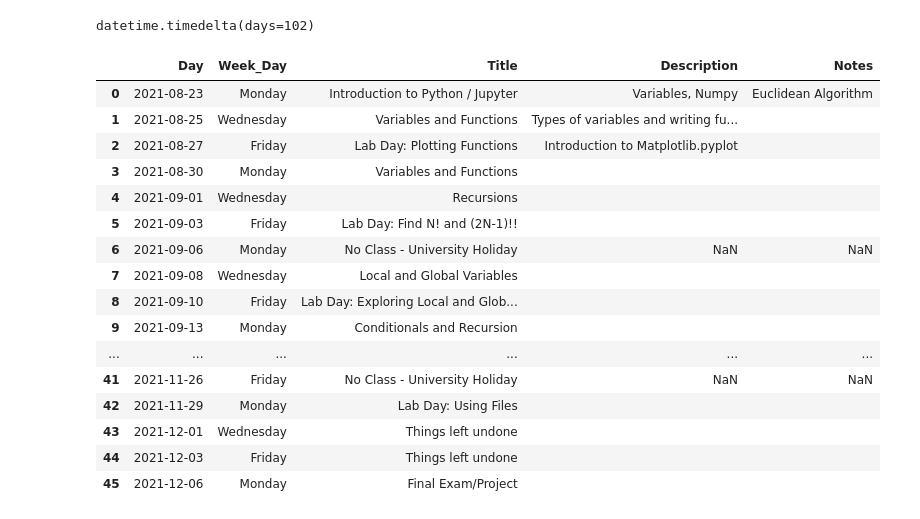
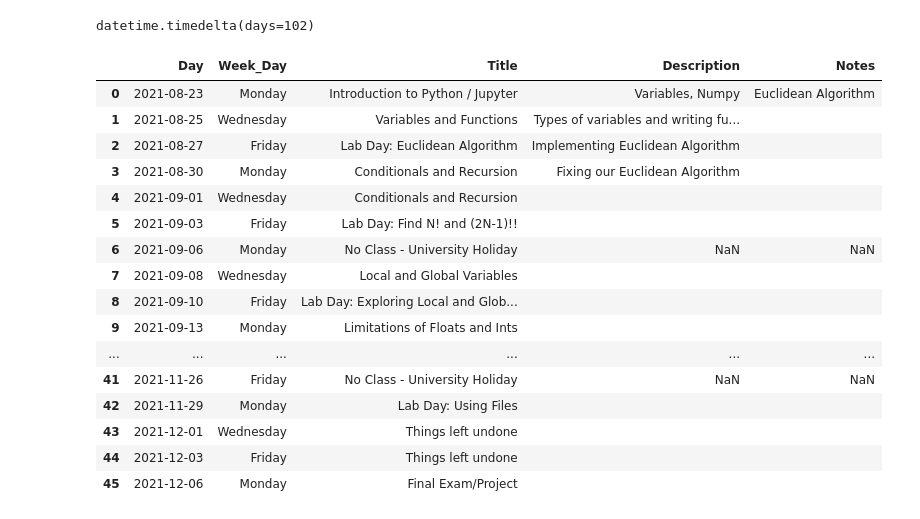
Before and after one commit to virgilpierce/CS_120, a Jupyter notebook: CS_120_Schedule.ipynb, the cells around one changed output. Saved outputs shown, nothing was run; the diff lists cells and outputs as text; code cells hidden in the pictures.

```diff
--- a/CS_120_Schedule.ipynb
+++ b/CS_120_Schedule.ipynb
@@ -60,13 +60,13 @@ add_day('Introduction to Python / Jupyter',
 
 add_day('Variables and Functions', 'Types of variables and writing functions')
 
-add_day('Lab Day: Plotting Functions', 'Introduction to Matplotlib.pyplot')
+add_day('Lab Day: Euclidean Algorithm', 'Implementing Euclidean Algorithm')
 
 ## Week 2
 
-add_day('Variables and Functions')
+add_day('Conditionals and Recursion', 'Fixing our Euclidean Algorithm')
 
-add_day('Recursions')
+add_day('Conditionals and Recursion')
 
 add_day('Lab Day: Find N! and (2N-1)!!')
 
@@ -79,17 +79,17 @@ add_day('Lab Day: Exploring Local and Global Variables')
 
 ## Week 4
 
-add_day('Conditionals and Recursion')
+add_day('Limitations of Floats and Ints')
 
-add_day('Conditionals and Recursion')
+add_day('Dealing with Errors')
 
 add_day('Lab Day:  Approximate a square root')
 
 ## Week 5
 
-add_day('Introduction to modules', 'Numpy and Matplotlib')
+add_day('More Using Module', 'Numpy and Sympy')
 
-add_day('Introduction to modules')
+add_day('Calculus with Python')
 
 add_day('Lab Day: How fast does factorial grow?')
 
@@ -135,9 +135,9 @@ add_day('Lab Day: Find the derrivative of a polynomial')
 
 ## Week 11
 
-add_day('Dictionaries')
+add_day('Dictionaries and Sets')
 
-add_day('Dictionaries')
+add_day('Dictionaries and Sets')
 
 add_day('Lab Day: Algebra of Permutations')
 
@@ -148,43 +148,43 @@ add_day('Putting it All Together')
 add_day('Putting it All Together')
 
 add_day('Putting it All Together')
 
 ## Week 14
 
-add_day('Data Structure Selection')
+add_day('Data Structure Selection', 'Defining our own types')
 
 add_day('Data Structure Selection')
 
-add_day('Lab Day:  Activity with Data Structures')
+add_day('Lab Day: Complex Numbers, Quaternionic Numbers')
 
 ## Week 15
 
 add_day('File Manipulation')
 
 add_day('Lab Day: Using Files')
 
 ## Week 16
 
 
 add_day('Things left undone')
 
 add_day('Things left undone')
 
 add_day('Final Exam/Project')
 
 schedule
 # %% [output]
 |  | Day | Week_Day | Title | Description | Notes |
 | 0 | 2021-08-23 | Monday | Introduction to Python / Jupyter | Variables, Numpy | Euclidean Algorithm |
 | 1 | 2021-08-25 | Wednesday | Variables and Functions | Types of variables and writing fu... |  |
-| 2 | 2021-08-27 | Friday | Lab Day: Plotting Functions | Introduction to Matplotlib.pyplot |  |
-| 3 | 2021-08-30 | Monday | Variables and Functions |  |  |
-| 4 | 2021-09-01 | Wednesday | Recursions |  |  |
+| 2 | 2021-08-27 | Friday | Lab Day: Euclidean Algorithm | Implementing Euclidean Algorithm |  |
+| 3 | 2021-08-30 | Monday | Conditionals and Recursion | Fixing our Euclidean Algorithm |  |
+| 4 | 2021-09-01 | Wednesday | Conditionals and Recursion |  |  |
 | 5 | 2021-09-03 | Friday | Lab Day: Find N! and (2N-1)!! |  |  |
 | 6 | 2021-09-06 | Monday | No Class - University Holiday | NaN | NaN |
 | 7 | 2021-09-08 | Wednesday | Local and Global Variables |  |  |
 | 8 | 2021-09-10 | Friday | Lab Day: Exploring Local and Glob... |  |  |
-| 9 | 2021-09-13 | Monday | Conditionals and Recursion |  |  |
+| 9 | 2021-09-13 | Monday | Limitations of Floats and Ints |  |  |
 | ... | ... | ... | ... | ... | ... |
 | 41 | 2021-11-26 | Friday | No Class - University Holiday | NaN | NaN |
 | 42 | 2021-11-29 | Monday | Lab Day: Using Files |  |  |
```
Also changed, not shown: 2 other files.
